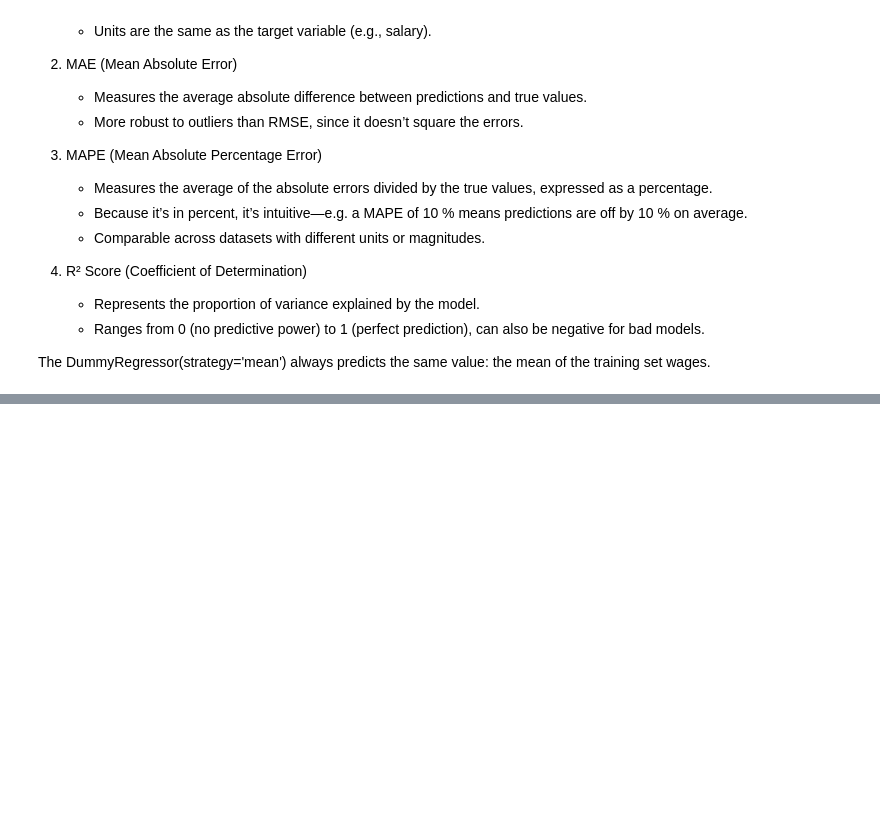
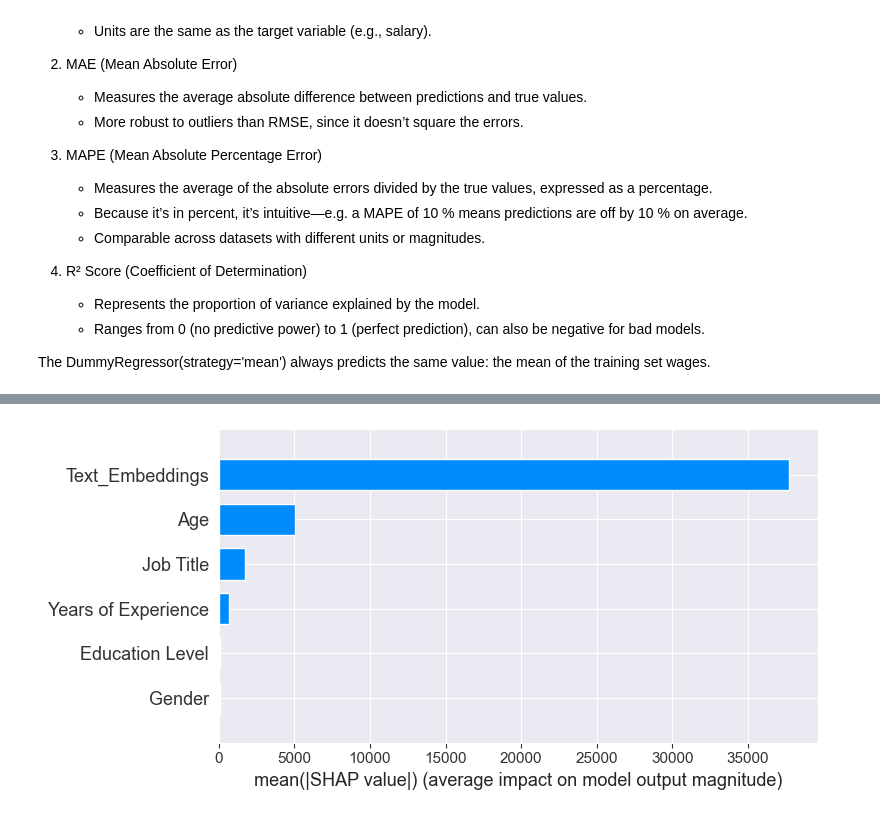
Before and after one commit to leonardoheis/fau_predic_salario, a Jupyter notebook: notebooks/main.ipynb, the cells around one changed output, grey strips where cells are left out. Drawn from its saved outputs; the diff is of its cells as text; code cells hidden in the pictures; blank space fills up the shorter version.

```diff
--- a/notebooks/main.ipynb
+++ b/notebooks/main.ipynb
@@ -736,3 +736,5 @@ X_train_transformed = full_pipeline.fit_transform(X_train)
 
 # Apply the fitted transformer to test
 X_test_transformed = full_pipeline.transform(X_test)
+# %%
+X_train_transformed.drop(columns=['id'], inplace=True)
@@ -738,0 +757,2 @@ X_test_transformed = full_pipeline.transform(X_test)
+# %%
+X_test_transformed.drop(columns=['id'], inplace=True)
@@ -871,0 +936,5 @@ MAPE: 10.11%
+# %%
+# Drop auxiliar columns
+columns_to_drop = ['id', 'Description', 'Description_clean']
+existing_columns = [col for col in columns_to_drop if col in X_test.columns]
+X_test_filtered = X_test.drop(columns=existing_columns, errors='ignore')
@@ -871,0 +957,4 @@ MAPE: 10.11%
+# %%
+plot_shap_feature_importance(best_et, X_test_final, X_test_filtered)
+# %% [output]
+[figure, added]
```
Also changed, not shown: parts of 21 cells of this notebook, 3 other files.
